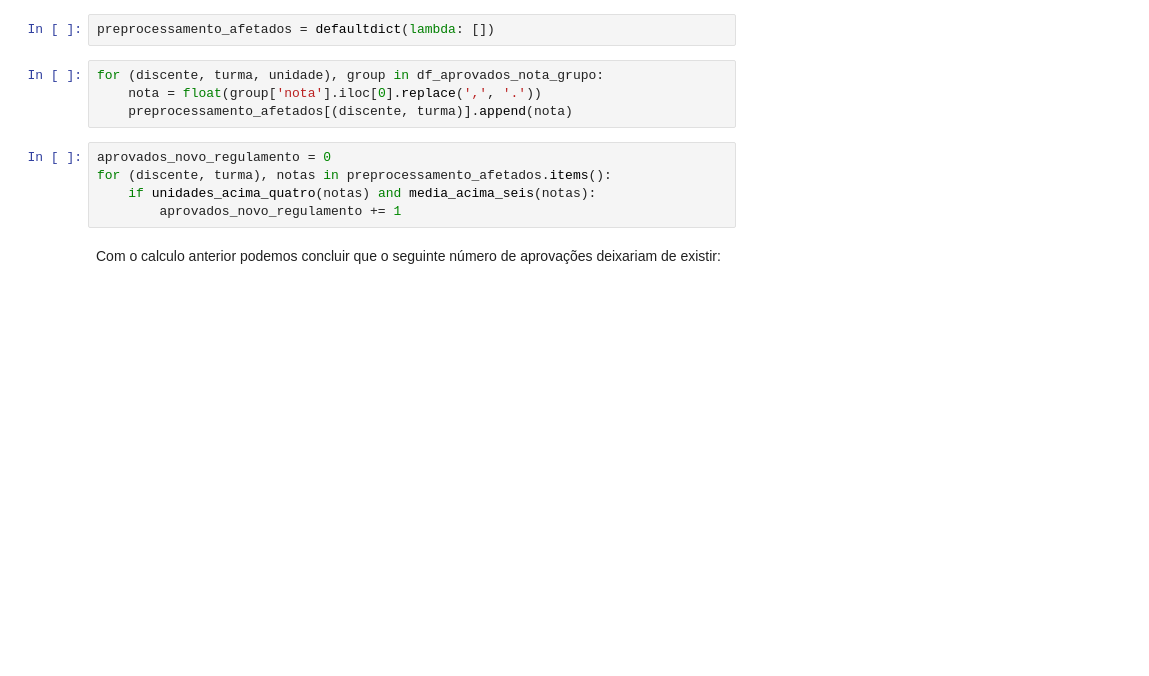
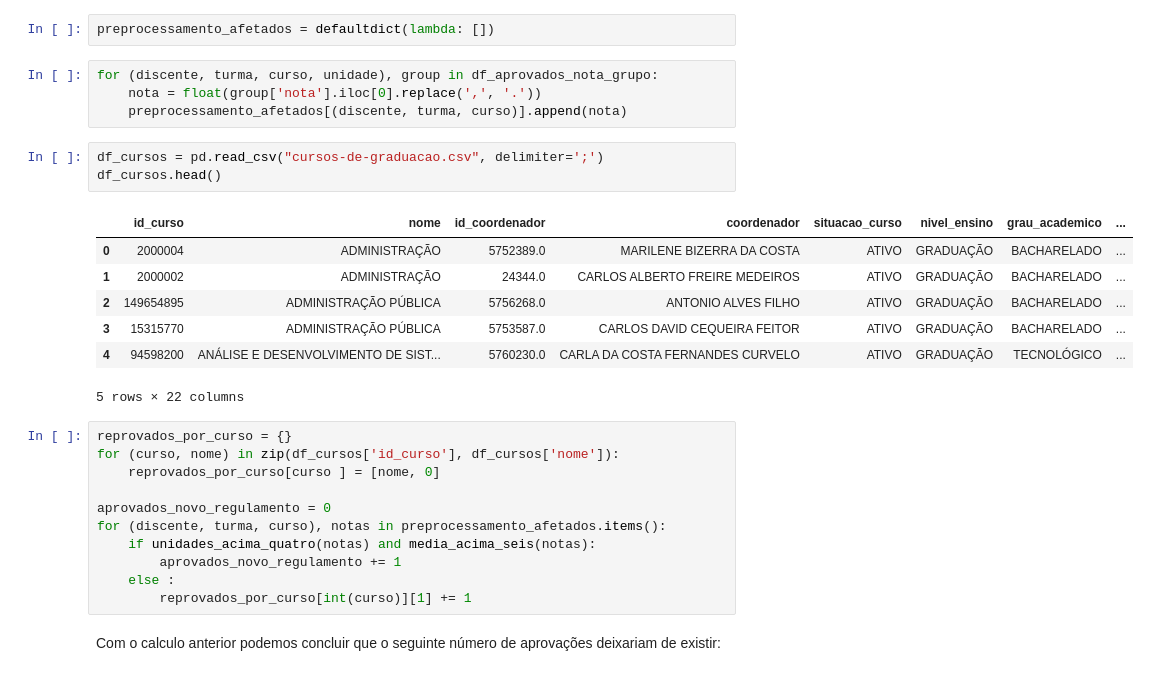
Before and after one commit to itepifanio/impacto-novo-regulamento-ufrn, a Jupyter notebook: 00_impacto_novo_regulamento.ipynb, the cells around one changed output. Cells and saved outputs as stored; diff of their text form; blank space fills up the shorter version.

```diff
--- a/00_impacto_novo_regulamento.ipynb
+++ b/00_impacto_novo_regulamento.ipynb
@@ -88,14 +88,31 @@ Para facilitar o processamento vamos modificar a estrutura de dados para um dici
 # %%
 preprocessamento_afetados = defaultdict(lambda: [])
 # %%
-for (discente, turma, unidade), group in df_aprovados_nota_grupo:
+for (discente, turma, curso, unidade), group in df_aprovados_nota_grupo:
     nota = float(group['nota'].iloc[0].replace(',', '.'))
-    preprocessamento_afetados[(discente, turma)].append(nota)
+    preprocessamento_afetados[(discente, turma, curso)].append(nota)
+# %%
+df_cursos = pd.read_csv("cursos-de-graduacao.csv", delimiter=';')
+df_cursos.head()
+# %% [output]
+|  | id_curso | nome | id_coordenador | coordenador | situacao_curso | nivel_ensino | grau_academico | ... |
+| 0 | 2000004 | ADMINISTRAÇÃO | 5752389.0 | MARILENE BIZERRA DA COSTA | ATIVO | GRADUAÇÃO | BACHARELADO | ... |
+| 1 | 2000002 | ADMINISTRAÇÃO | 24344.0 | CARLOS ALBERTO FREIRE MEDEIROS | ATIVO | GRADUAÇÃO | BACHARELADO | ... |
+| 2 | 149654895 | ADMINISTRAÇÃO PÚBLICA | 5756268.0 | ANTONIO ALVES FILHO | ATIVO | GRADUAÇÃO | BACHARELADO | ... |
+| 3 | 15315770 | ADMINISTRAÇÃO PÚBLICA | 5753587.0 | CARLOS DAVID CEQUEIRA FEITOR | ATIVO | GRADUAÇÃO | BACHARELADO | ... |
+| 4 | 94598200 | ANÁLISE E DESENVOLVIMENTO DE SIST... | 5760230.0 | CARLA DA COSTA FERNANDES CURVELO | ATIVO | GRADUAÇÃO | TECNOLÓGICO | ... |
+5 rows × 22 columns
 # %%
+reprovados_por_curso = {}
+for (curso, nome) in zip(df_cursos['id_curso'], df_cursos['nome']):
+    reprovados_por_curso[curso ] = [nome, 0]
+
 aprovados_novo_regulamento = 0
-for (discente, turma), notas in preprocessamento_afetados.items():
+for (discente, turma, curso), notas in preprocessamento_afetados.items():
     if unidades_acima_quatro(notas) and media_acima_seis(notas):
         aprovados_novo_regulamento += 1
+    else :
+        reprovados_por_curso[int(curso)][1] += 1
 # %% [markdown]
 Com o calculo anterior podemos concluir que o seguinte número de aprovações deixariam de existir:
 # %%
```
Also changed, not shown: parts of 5 cells of this notebook, 3 other files.
